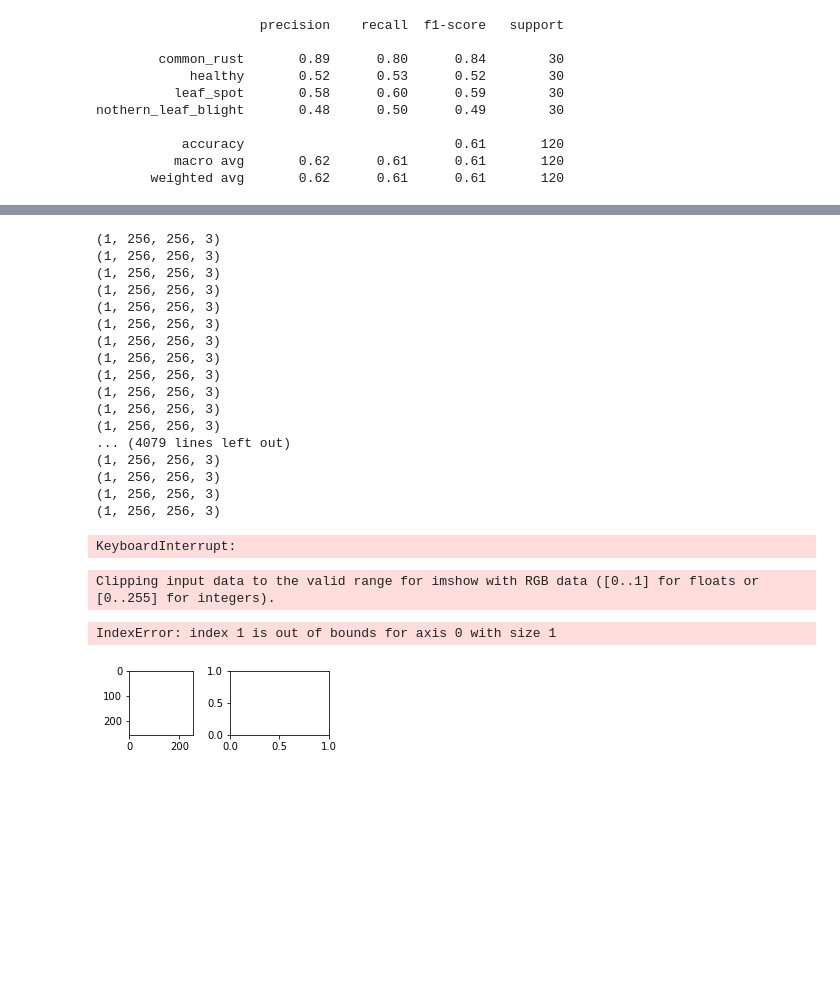
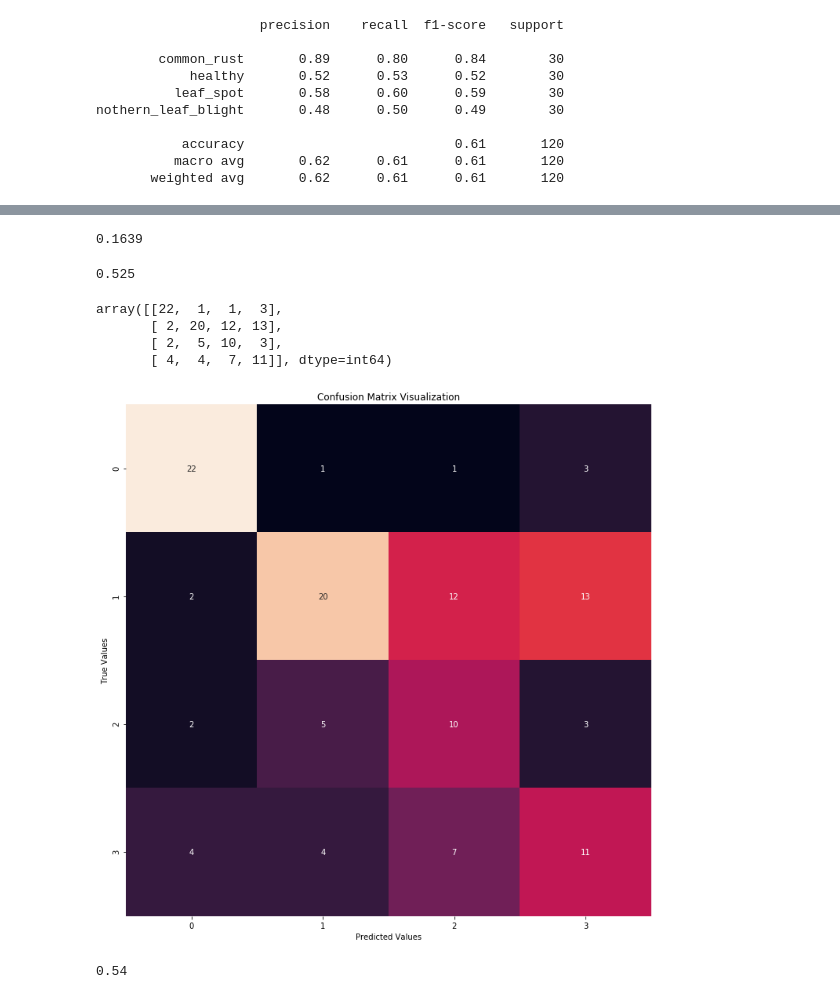
Before and after one commit to lyleokoth/maize-disease-detection, a Jupyter notebook: notebooks/Fine tuning.ipynb, the cells around one changed output, grey strips where cells are left out. Drawn from its saved outputs; the diff is of its cells as text; code cells hidden in the pictures; blank space fills up the shorter version.

```diff
--- a/notebooks/Fine tuning.ipynb
+++ b/notebooks/Fine tuning.ipynb
@@ -620,37 +608,42 @@ sample_image.shape
-# %%
-image_generator.fit(sample_image)
-images = []
-for i in image_generator.flow(sample_image, batch_size=5):
-    print(i.shape)
-# %% [output]
-(1, 256, 256, 3)
-(1, 256, 256, 3)
-(1, 256, 256, 3)
-(1, 256, 256, 3)
-(1, 256, 256, 3)
-(1, 256, 256, 3)
-(1, 256, 256, 3)
-(1, 256, 256, 3)
-(1, 256, 256, 3)
-(1, 256, 256, 3)
-(1, 256, 256, 3)
-(1, 256, 256, 3)
-... (4079 lines left out)
-(1, 256, 256, 3)
-(1, 256, 256, 3)
-(1, 256, 256, 3)
-(1, 256, 256, 3)
-KeyboardInterrupt:
-# %%
-for X_batch in image_generator.flow(sample_image, batch_size=9):
-    # Show 9 images
-    for i in range(0, 9):
-        plt.subplot(330 + 1 + i)
-        plt.imshow(X_batch[i])
-    # show the plot
-    plt.show()
-    break
-# %% [output]
-Clipping input data to the valid range for imshow with RGB data ([0..1] for floats or [0..255] for integers).
-IndexError: index 1 is out of bounds for axis 0 with size 1
-[figure, removed]
+# %%
+start = time.time()
+hog_knearest_neighbors.fit(X,y)
+stop = time.time()
+train_time = round((stop - start), 4)
+train_time
+# %% [output]
+0.1639
+# %%
+#Accuracy on the test set
+predictions = cross_val_predict(hog_knearest_neighbors, test_features, test_labels, cv=10)
+accuracy_score(predictions, test_labels)
+# %% [output]
+0.525
+# %%
+decoded_predictions = encoder.inverse_transform(predictions)
+decoded_test_labels = encoder.inverse_transform(test_labels)
+
+#Confusion matrix
+cm = confusion_matrix(decoded_predictions, decoded_test_labels,
+                      labels=['common_rust', 'healthy', 'leaf_spot', 'nothern_leaf_blight'])
+cm
+# %% [output]
+array([[22,  1,  1,  3],
+       [ 2, 20, 12, 13],
+       [ 2,  5, 10,  3],
+       [ 4,  4,  7, 11]], dtype=int64)
+# %%
+plt.figure(figsize=(12,12))
+sns.heatmap(cm, annot=True, cbar=False)
+plt.title('Confusion Matrix Visualization')
+plt.ylabel('True Values')
+plt.xlabel('Predicted Values')
+plt.show()
+# %% [output]
+[figure, added]
+# %%
+
+precision = precision_score(test_labels, predictions, average='weighted')
+round(precision, 2)
+# %% [output]
+0.54
```
Also changed, not shown: parts of 6 cells of this notebook.
